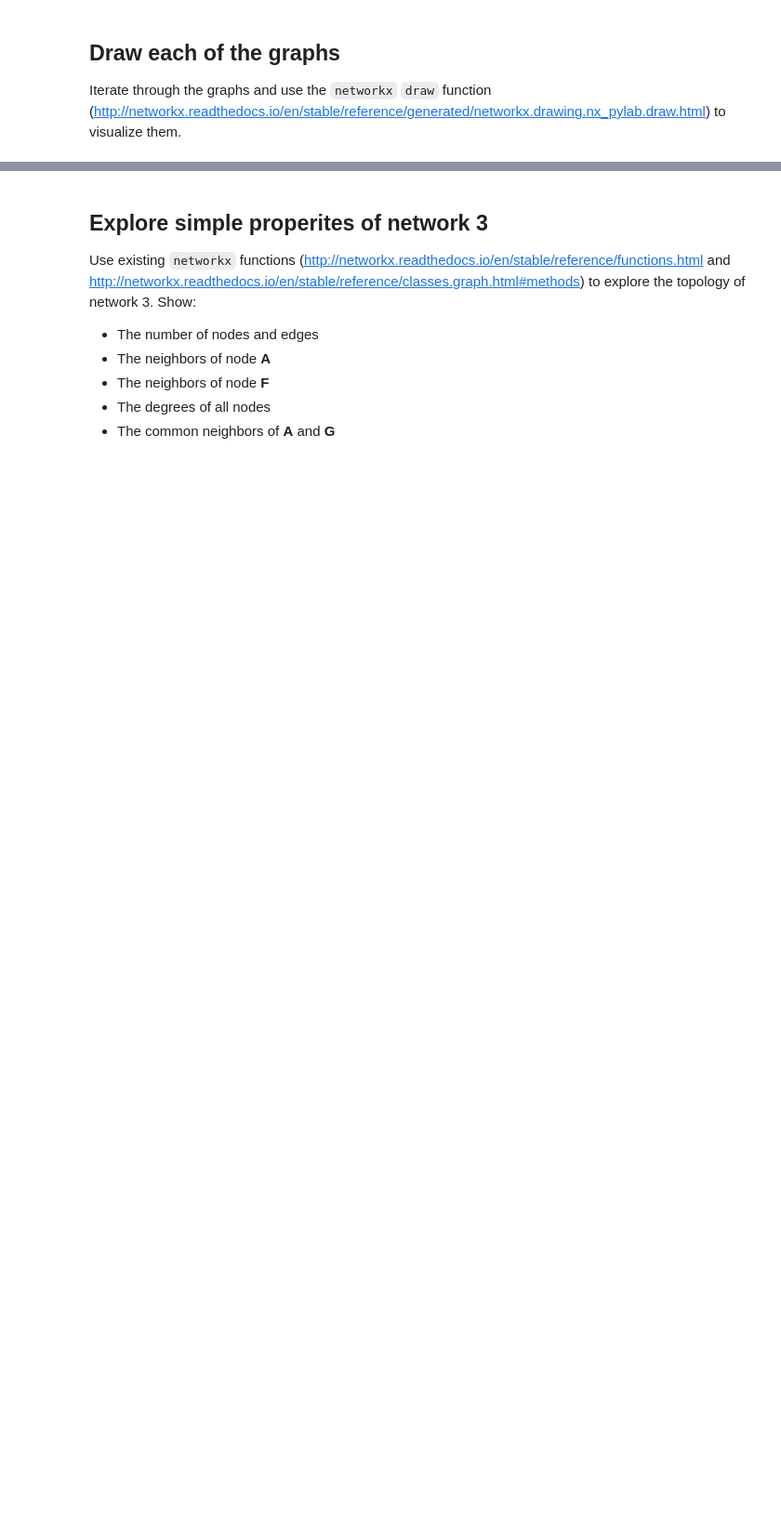
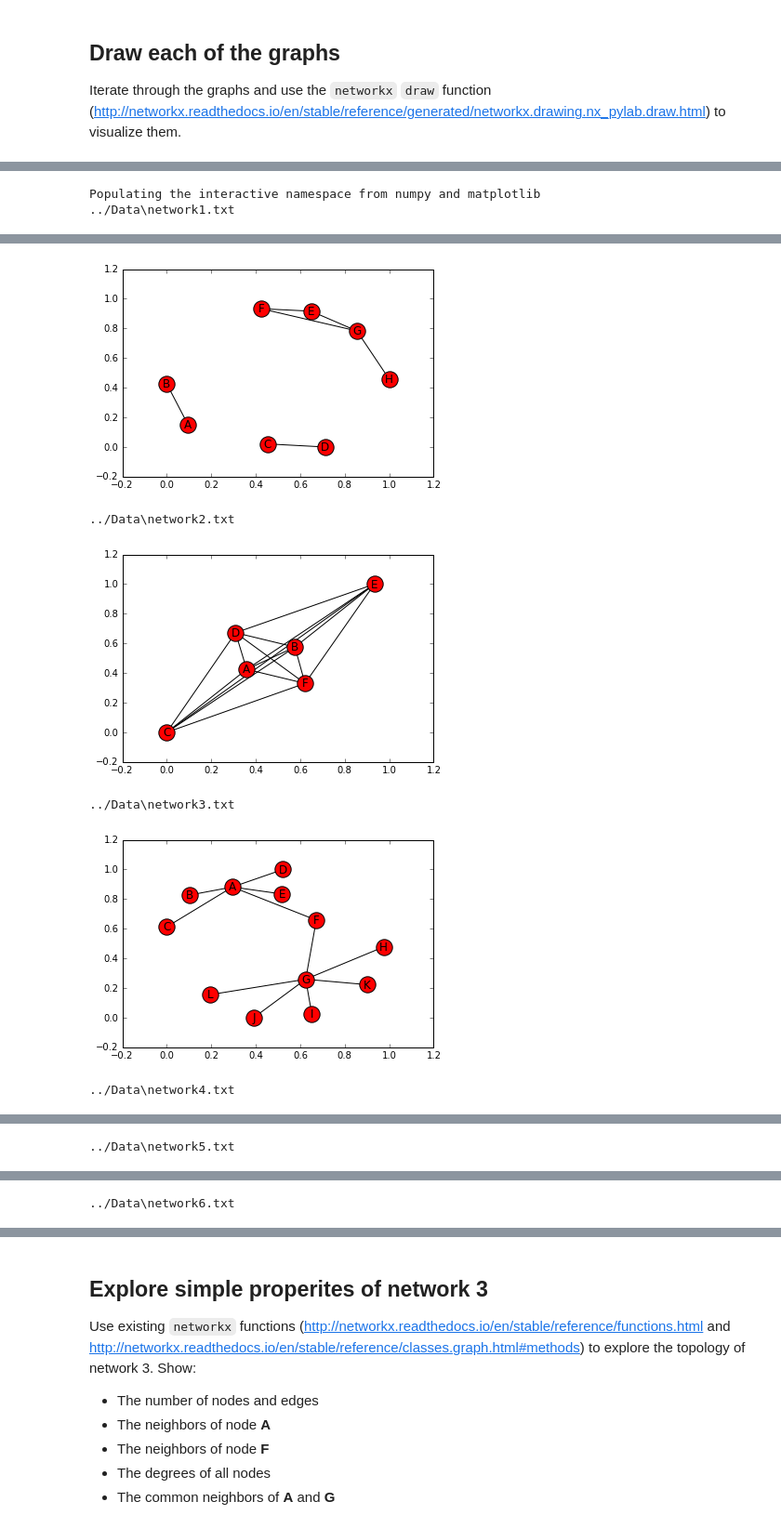
Before and after one commit to gitter-lab/network-notebook-examples, a Jupyter notebook: exercises/explore_networks.ipynb, the cells around one changed output, grey strips where cells are left out. Shown at 93% size. Saved outputs shown, nothing was run; the diff lists cells and outputs as text; code cells hidden in the pictures; blank space fills up the shorter version.

Commit message:
Network
Need help with the panda summary

```diff
--- a/exercises/explore_networks.ipynb
+++ b/exercises/explore_networks.ipynb
@@ -10,3 +10,6 @@ The Python `glob` module can be used to find all network input files that match
 # %%
 import networkx as nx
 import os, glob
+
+for filename in glob.glob('../Data/network?.txt'):
+    print(filename)
@@ -15,3 +25,22 @@ import os, glob
 Define a function that will use the `networkx` module to create an undirected Graph (https://networkx.readthedocs.io/en/stable/reference/classes.graph.html) object for each network file.  Given a filename, the function will return the constructed Graph.
 
 Next, iterate through the list of files and create a list of Graphs.  It will be helpful later to sort the list of filenames first.
+# %%
+ def CreateUndirectedGraph (file):
+    fh=open(file, 'rb')
+    G=nx.read_edgelist(fh)
+    fh.close()
+    return G
+
+GraphList = []
+for filename in glob.glob('../Data/network?.txt'):
+    graph = CreateUndirectedGraph(filename)
+    GraphList.append(graph)
+    print (filename)
+    print (graph.edges())
+#print (GraphList)
+
+#fh=open("../Data/network1.txt", 'rb')
+#G=nx.read_edgelist(fh)
+#fh.close()
+#G.edges()
@@ -24,0 +63,15 @@ Populating the interactive namespace from numpy and matplotlib
+# %%
+%pylab inline
+filelist = []
+for filename in glob.glob('../Data/network?.txt'):
+    filelist.append(filename)
+
+i = 0
+for graphing in GraphList:
+    print (filelist[i])
+    i = i + 1
+    nx.draw_networkx(graphing)
+    plt.show()
+# %% [output]
+Populating the interactive namespace from numpy and matplotlib
+../Data\network1.txt
@@ -24,0 +80,6 @@ Populating the interactive namespace from numpy and matplotlib
+[figure, added]
+../Data\network2.txt
+[figure, added]
+../Data\network3.txt
+[figure, added]
+../Data\network4.txt
@@ -24,0 +87 @@ Populating the interactive namespace from numpy and matplotlib
+../Data\network5.txt
@@ -24,0 +89 @@ Populating the interactive namespace from numpy and matplotlib
+../Data\network6.txt
```
Also changed, not shown: parts of 16 cells of this notebook, 9 other files.
